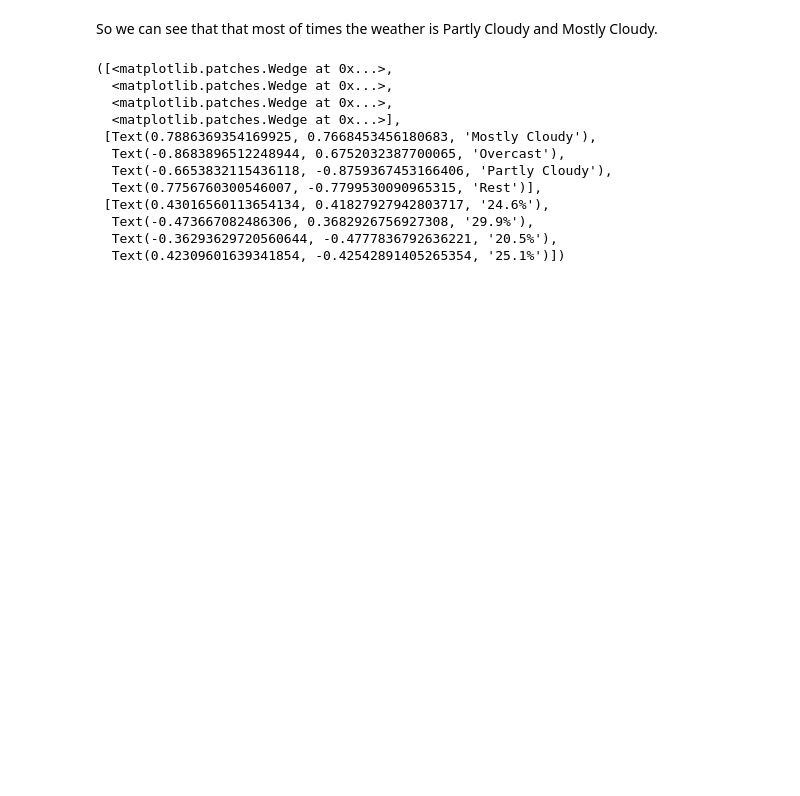
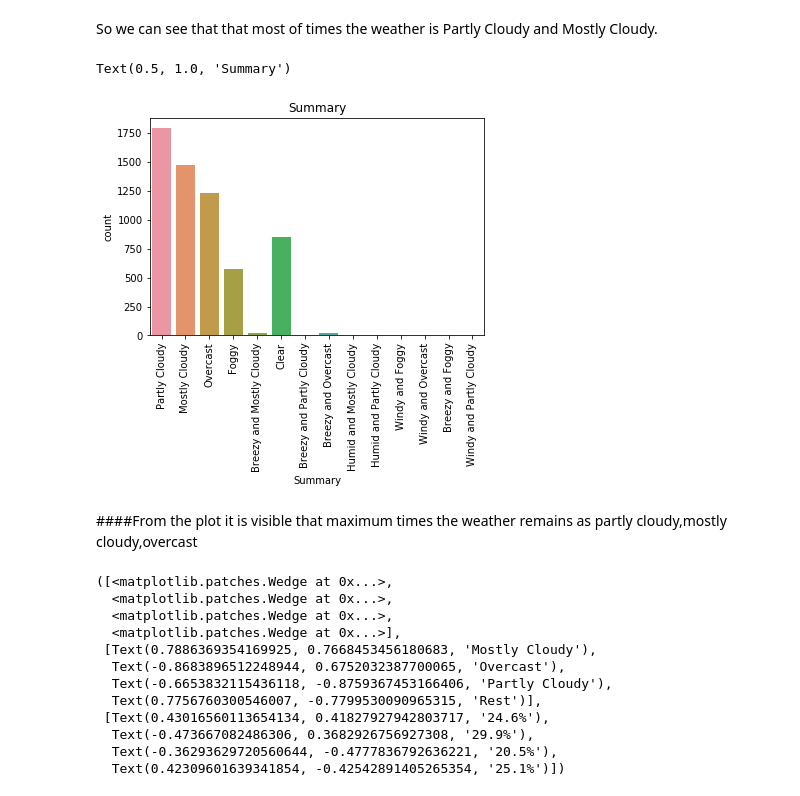
Before and after one commit to Akshay2224/Apparent-Temperature, a Jupyter notebook: Apparent_Temp_Project.ipynb, the cells around one changed output. Saved outputs shown, nothing was run; the diff lists cells and outputs as text; code cells hidden in the pictures; blank space fills up the shorter version.

```diff
--- a/Apparent_Temp_Project.ipynb
+++ b/Apparent_Temp_Project.ipynb
@@ -206,6 +252,16 @@ Windy and Partly Cloudy        2
 dtype: int64
 # %% [markdown]
 So we can see that that most of times the weather is Partly Cloudy and Mostly Cloudy.
+# %%
+#To plot a counplot for the visualization of column summary
+k=sns.countplot(x='Summary',data=df)
+k.set_xticklabels(k.get_xticklabels(),rotation=90)
+k.set_title("Summary")
+# %% [output]
+Text(0.5, 1.0, 'Summary')
+[figure, added]
+# %% [markdown]
+####From the plot it is visible that maximum times the weather remains as partly cloudy,mostly cloudy,overcast
 # %%
 df3=df3.to_frame()
 p=df3.query('Summary=="Clear"')
```
Also changed, not shown: parts of 51 cells of this notebook.
